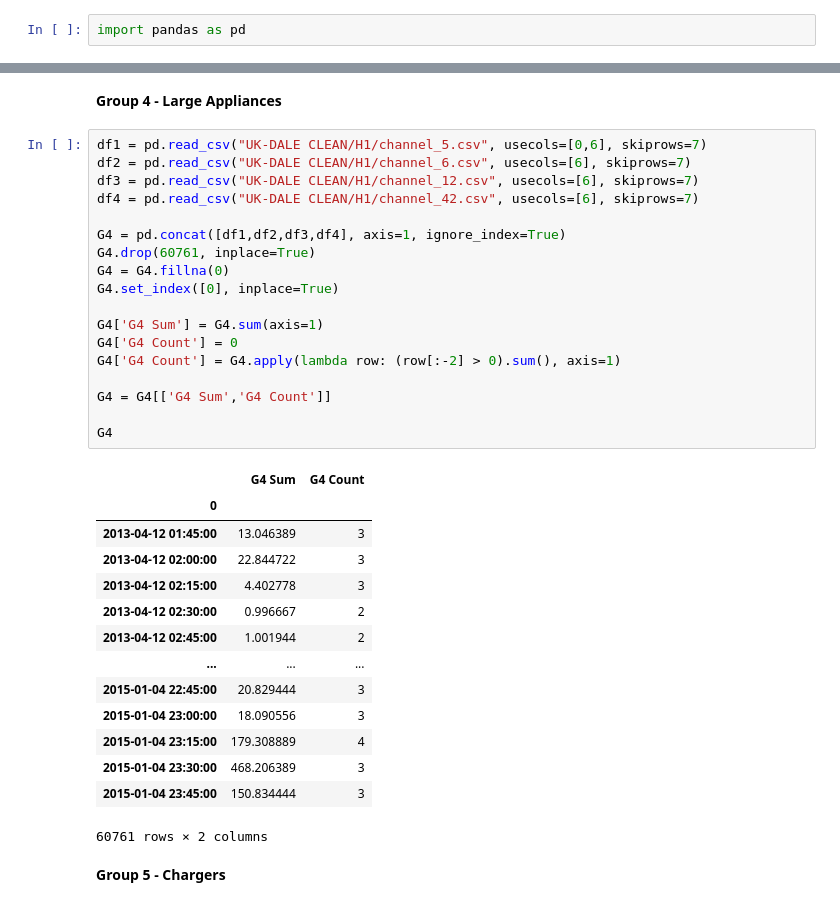
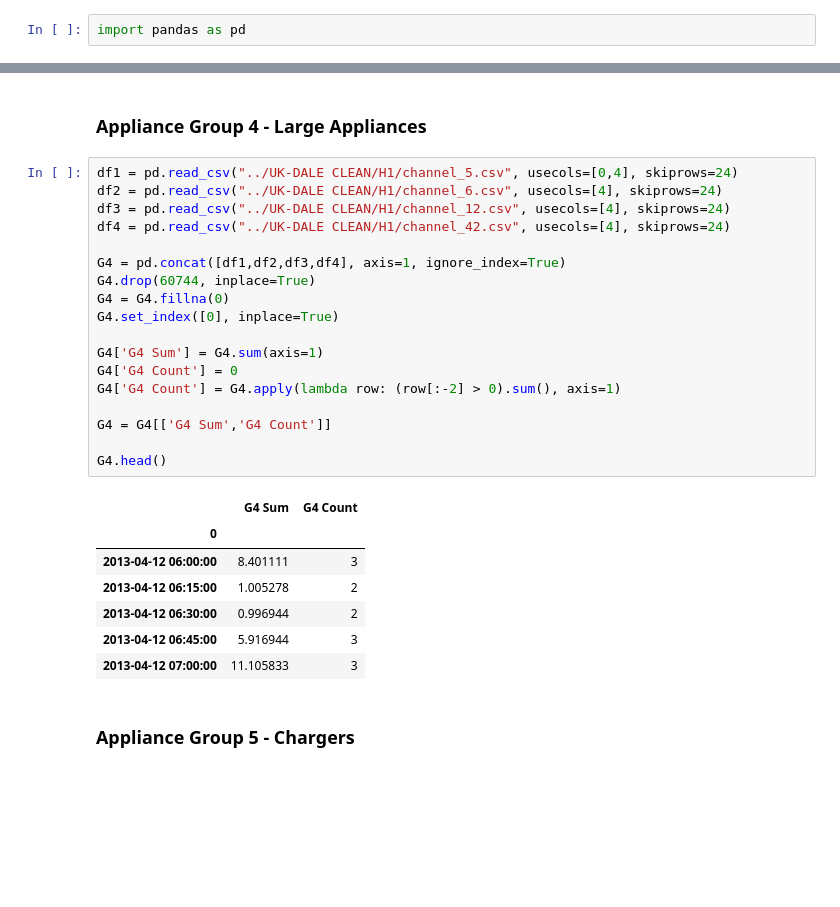
Before and after one commit to killian9902/NILM, a Jupyter notebook: Preprocess_2.ipynb, the cells around one changed output, grey strips where cells are left out. Saved outputs shown, nothing was run; the diff lists cells and outputs as text; blank space fills up the shorter version.

```diff
--- a/Preprocess_2.ipynb
+++ b/Preprocess_2.ipynb
@@ -226,38 +184,31 @@ G3
 # %% [markdown]
-**Group 4 - Large Appliances**
+### Appliance Group 4 - Large Appliances
 # %%
-df1 = pd.read_csv("UK-DALE CLEAN/H1/channel_5.csv", usecols=[0,6], skiprows=7)
-df2 = pd.read_csv("UK-DALE CLEAN/H1/channel_6.csv", usecols=[6], skiprows=7)
-df3 = pd.read_csv("UK-DALE CLEAN/H1/channel_12.csv", usecols=[6], skiprows=7)
-df4 = pd.read_csv("UK-DALE CLEAN/H1/channel_42.csv", usecols=[6], skiprows=7)
+df1 = pd.read_csv("../UK-DALE CLEAN/H1/channel_5.csv", usecols=[0,4], skiprows=24)
+df2 = pd.read_csv("../UK-DALE CLEAN/H1/channel_6.csv", usecols=[4], skiprows=24)
+df3 = pd.read_csv("../UK-DALE CLEAN/H1/channel_12.csv", usecols=[4], skiprows=24)
+df4 = pd.read_csv("../UK-DALE CLEAN/H1/channel_42.csv", usecols=[4], skiprows=24)
 
 G4 = pd.concat([df1,df2,df3,df4], axis=1, ignore_index=True)
-G4.drop(60761, inplace=True)
+G4.drop(60744, inplace=True)
 G4 = G4.fillna(0)
 G4.set_index([0], inplace=True)
 
 G4['G4 Sum'] = G4.sum(axis=1)
 G4['G4 Count'] = 0
 G4['G4 Count'] = G4.apply(lambda row: (row[:-2] > 0).sum(), axis=1)
 
 G4 = G4[['G4 Sum','G4 Count']]
 
-G4
+G4.head()
 # %% [output]
 |  | G4 Sum | G4 Count |
 | 0 |  |  |
-| 2013-04-12 01:45:00 | 13.046389 | 3 |
-| 2013-04-12 02:00:00 | 22.844722 | 3 |
-| 2013-04-12 02:15:00 | 4.402778 | 3 |
-| 2013-04-12 02:30:00 | 0.996667 | 2 |
-| 2013-04-12 02:45:00 | 1.001944 | 2 |
-| ... | ... | ... |
-| 2015-01-04 22:45:00 | 20.829444 | 3 |
-| 2015-01-04 23:00:00 | 18.090556 | 3 |
-| 2015-01-04 23:15:00 | 179.308889 | 4 |
-| 2015-01-04 23:30:00 | 468.206389 | 3 |
-| 2015-01-04 23:45:00 | 150.834444 | 3 |
+| 2013-04-12 06:00:00 | 8.401111 | 3 |
+| 2013-04-12 06:15:00 | 1.005278 | 2 |
+| 2013-04-12 06:30:00 | 0.996944 | 2 |
+| 2013-04-12 06:45:00 | 5.916944 | 3 |
+| 2013-04-12 07:00:00 | 11.105833 | 3 |
-60761 rows × 2 columns
 # %% [markdown]
-**Group 5 - Chargers**
+### Appliance Group 5 - Chargers
 # %%
```
Also changed, not shown: parts of 35 cells of this notebook, 15 other files.
